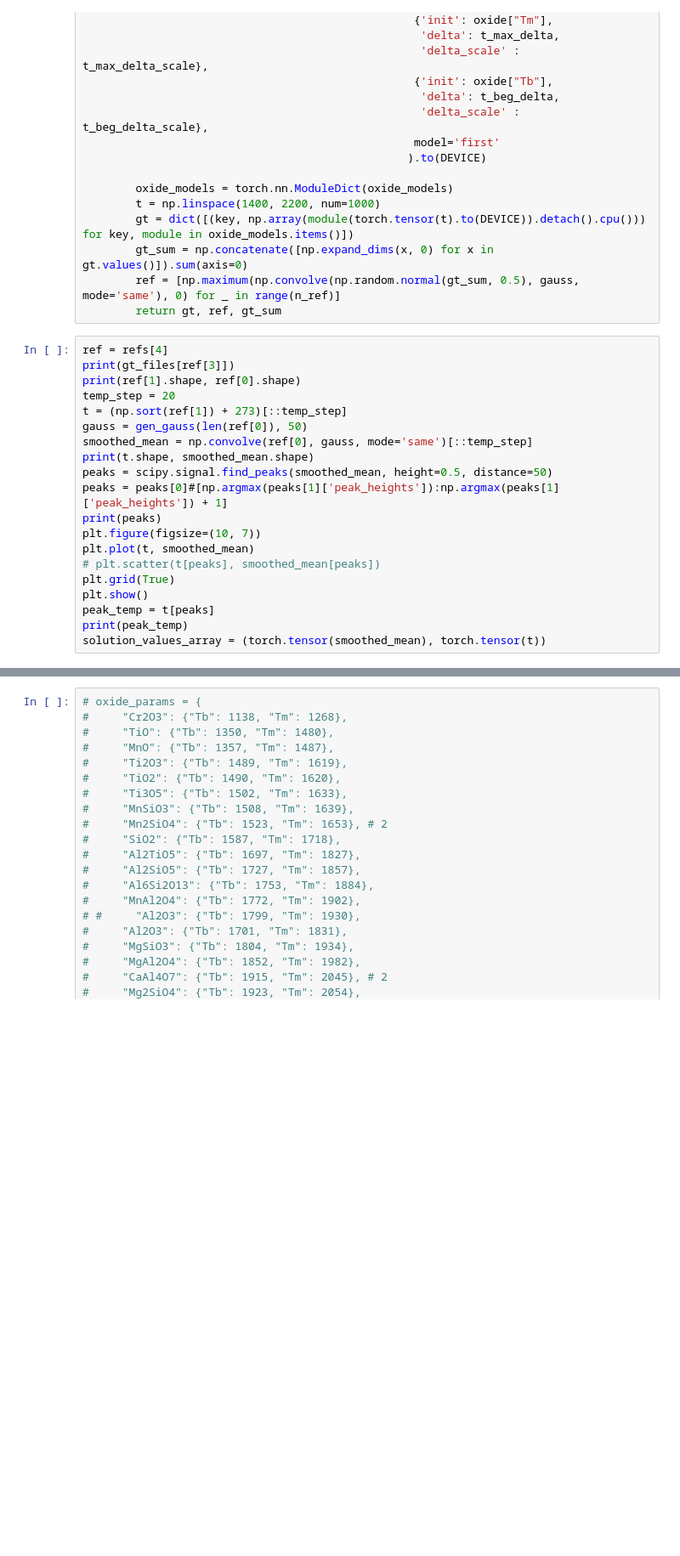
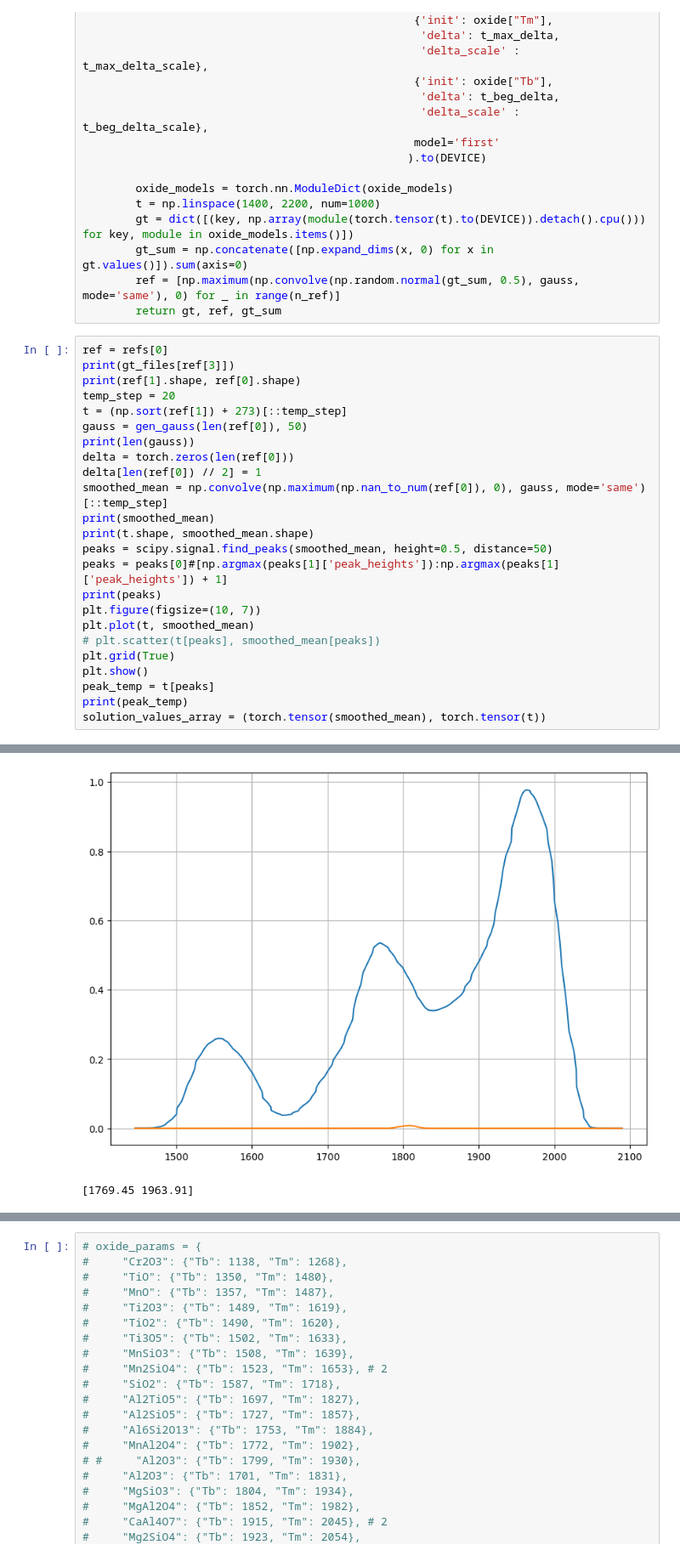
Before and after one commit to Doodox098/Oxides, a Jupyter notebook: oxid-m-edition (6).ipynb, the cells around one changed output, grey strips where cells are left out. Shown at 85% size. Drawn from its saved outputs; the diff is of its cells as text; blank space fills up the shorter version.

```diff
--- a/oxid-m-edition (6).ipynb
+++ b/oxid-m-edition (6).ipynb
@@ -239,13 +243,17 @@ def generate_example(oxide_params, n_ref):
         ref = [np.maximum(np.convolve(np.random.normal(gt_sum, 0.5), gauss, mode='same'), 0) for _ in range(n_ref)]
         return gt, ref, gt_sum
 # %%
-ref = refs[4]
+ref = refs[0]
 print(gt_files[ref[3]])
 print(ref[1].shape, ref[0].shape)
 temp_step = 20
 t = (np.sort(ref[1]) + 273)[::temp_step]
 gauss = gen_gauss(len(ref[0]), 50)
-smoothed_mean = np.convolve(ref[0], gauss, mode='same')[::temp_step]
+print(len(gauss))
+delta = torch.zeros(len(ref[0]))
+delta[len(ref[0]) // 2] = 1
+smoothed_mean = np.convolve(np.maximum(np.nan_to_num(ref[0]), 0), gauss, mode='same')[::temp_step]
+print(smoothed_mean)
 print(t.shape, smoothed_mean.shape)
 peaks = scipy.signal.find_peaks(smoothed_mean, height=0.5, distance=50)
 peaks = peaks[0]#[np.argmax(peaks[1]['peak_heights']):np.argmax(peaks[1]['peak_heights']) + 1]
@@ -258,3 +266,4 @@ plt.show()
 peak_temp = t[peaks]
 print(peak_temp)
 solution_values_array = (torch.tensor(smoothed_mean), torch.tensor(t))
+# %% [output]
@@ -261 +287,3 @@ solution_values_array = (torch.tensor(smoothed_mean), torch.tensor(t))
+[figure, added]
+[1769.45 1963.91]
 # %%
```
Also changed, not shown: parts of 9 cells of this notebook, 5 other files.
